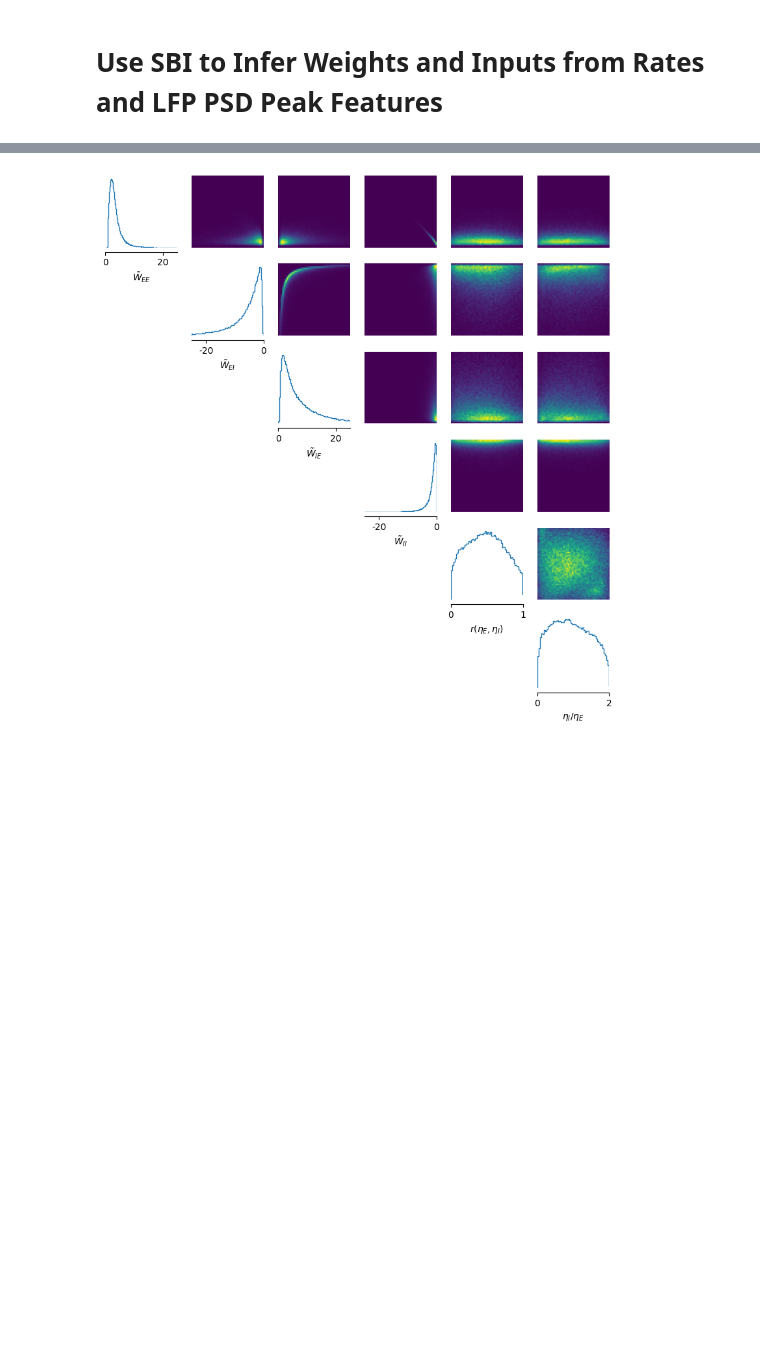
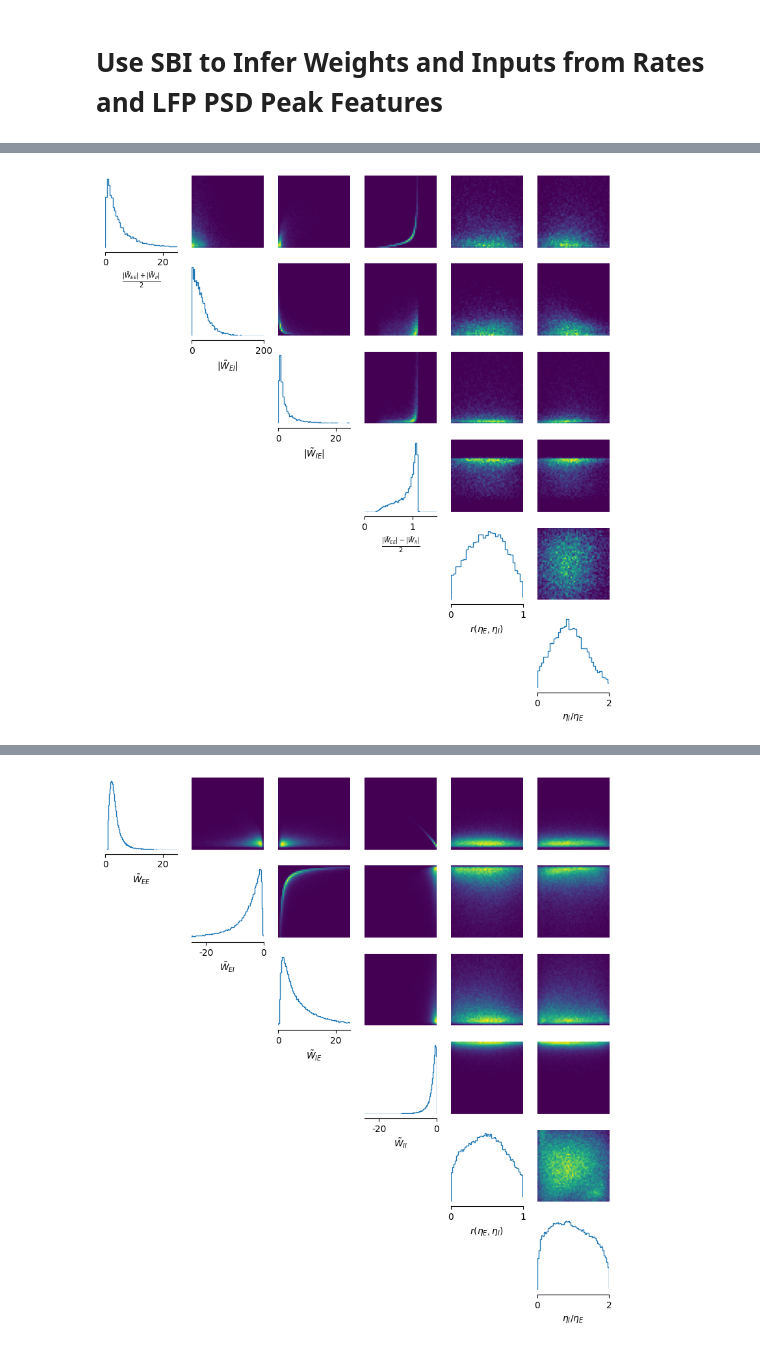
Before and after one commit to AddingAddict/MD_SOM_Gamma, a Jupyter notebook: notebooks/quast_data_fits.ipynb, the cells around one changed output, grey strips where cells are left out. Drawn from its saved outputs; the diff is of its cells as text; code cells hidden in the pictures; blank space fills up the shorter version.

```diff
--- a/notebooks/quast_data_fits.ipynb
+++ b/notebooks/quast_data_fits.ipynb
@@ -679,10 +729,11 @@ from bounded_exponential import BoundedExponential
 from coup_corr_dist import CoupDist, CoupCorrDist
 # %%
 # simulator = create_sbi_func(t)
-prior = CoupCorrDist(torch.tensor([0.05],device=device),
+prior = CoupCorrDist(torch.tensor([0.01],device=device),
                      torch.tensor([200],device=device),
-                     torch.tensor([0.0,0.0],device=device),
-                     torch.tensor([1.0,2.0],device=device),True)
+                     torch.tensor([0.0,0.0,0.0],device=device),
+                     torch.tensor([1.5,1.0,2.0],device=device),
+                     num_coups=3,validate_args=True)
 # coup_mag_bound = 200
 # prior = BoxUniform(low=torch.tensor([0,-coup_mag_bound,0,-coup_mag_bound,0.0,0.0]),
 #                    high=torch.tensor([ coup_mag_bound,0, coup_mag_bound,0,1.0,2.0]))
@@ -692,7 +743,6 @@ prior, num_parameters, prior_returns_numpy = process_prior(prior)
 
 # Check simulator, returns PyTorch simulator able to simulate batches.
 simulator = process_simulator(simulator, prior, prior_returns_numpy)
-max_re_eigval = process_simulator(max_re_eigval, prior, prior_returns_numpy)
 
 # Consistency check after making ready for sbi.
 check_sbi_inputs(simulator, prior)
@@ -722,0 +773,11 @@ WARNING:root:Found 76991 NaN simulations and 7 Inf simulations. They will be exc
+# %%
+from sbi_util import sample_posterior
+
+x_obs = torch.tensor([md_fr.n,md_wr.n,md_Ar50.n])
+x_err = torch.tensor([md_fr.s,md_wr.s,md_Ar50.s])
+
+def criterion_fn(samples):
+    return torch.logical_and(torch.sqrt((((simulator(samples)-x_obs[None,:])/x_err[None,:])**2).sum(-1)) < 1,
+                             max_re_eigval(samples) < 0)
+
+samples = sample_posterior(posterior,x_obs,1000,10000,criterion_fn)
@@ -722,0 +788,6 @@ WARNING:root:Found 76991 NaN simulations and 7 Inf simulations. They will be exc
+# %%
+_ = pairplot(samples,
+             limits=[[0, 25], [0, 200], [0, 25], [0,1.5], [0,1], [0,2]],
+             labels=[r"$\frac{|\tilde{W}_{EE}|+|\tilde{W}_{II}|}{2}$", r"$|\tilde{W}_{EI}|$", r"$|\tilde{W}_{IE}|$", r"$\frac{|\tilde{W}_{EE}|-|\tilde{W}_{II}|}{2}$", r"$r(\eta_E,\eta_I)$", r"$\eta_I/\eta_E$", r"$log(L)$"])
+# %% [output]
+[figure, added]
```
Also changed, not shown: parts of 23 cells of this notebook, 6 other files.
